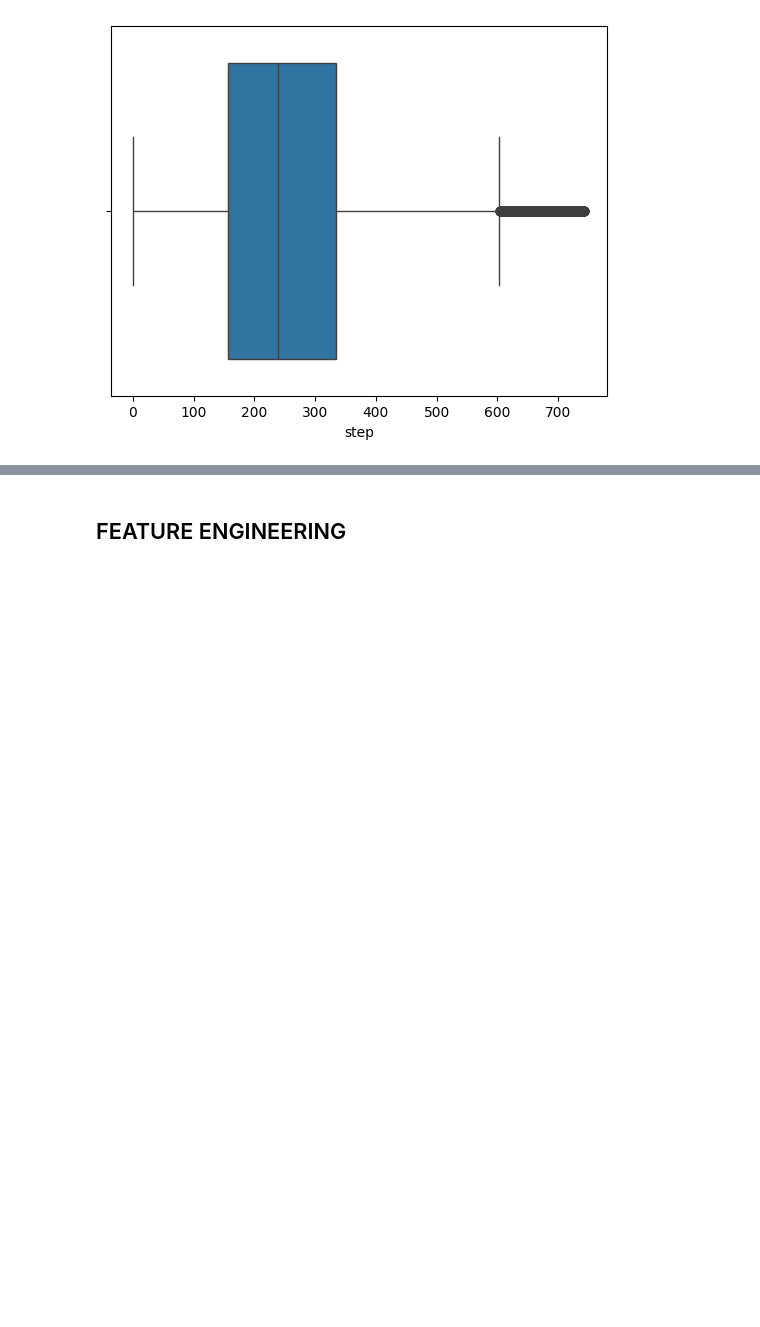
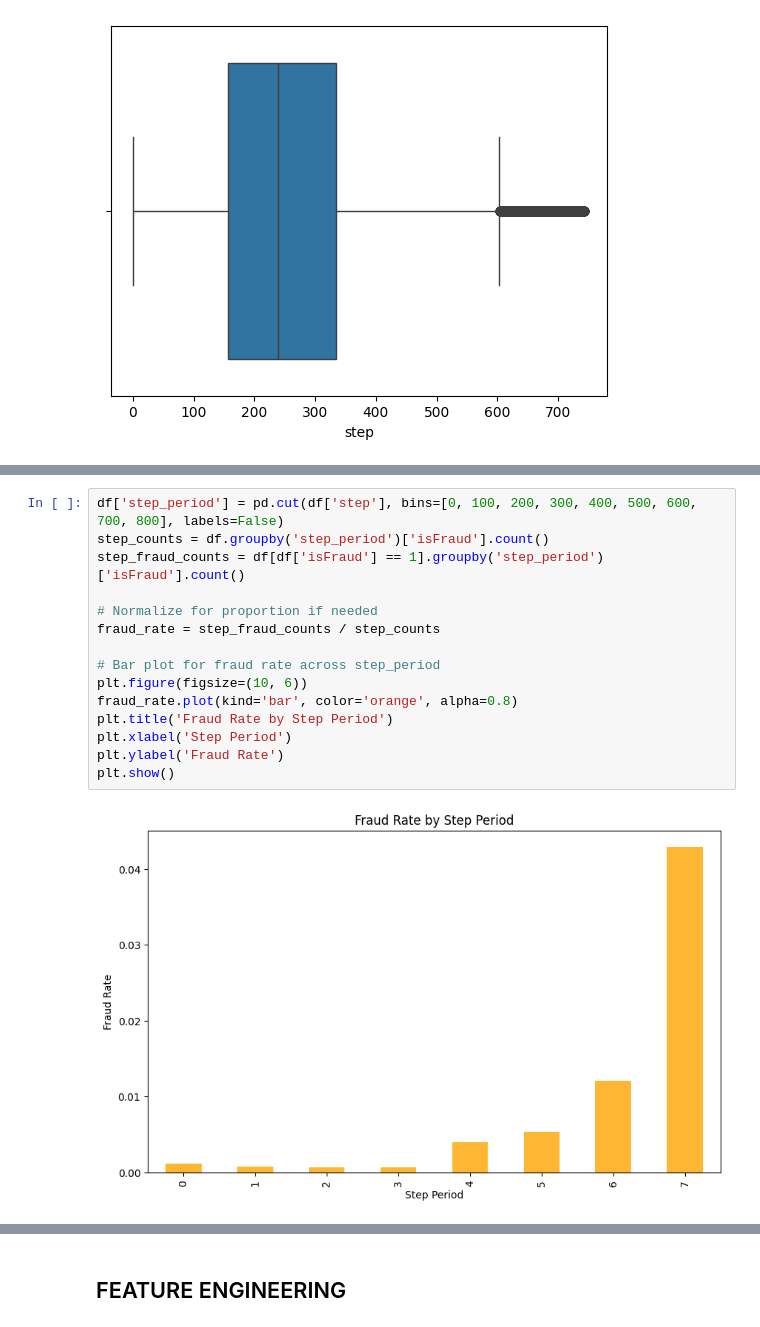
Before and after one commit to kdnehihi/dsproject, a Jupyter notebook: notebooks/EDA.ipynb, the cells around one changed output, grey strips where cells are left out. Cells and saved outputs as stored; diff of their text form; blank space fills up the shorter version.

```diff
--- a/notebooks/EDA.ipynb
+++ b/notebooks/EDA.ipynb
@@ -337,0 +350,17 @@ sns.boxplot(data=df, x='step')
+# %%
+df['step_period'] = pd.cut(df['step'], bins=[0, 100, 200, 300, 400, 500, 600, 700, 800], labels=False)
+step_counts = df.groupby('step_period')['isFraud'].count()
+step_fraud_counts = df[df['isFraud'] == 1].groupby('step_period')['isFraud'].count()
+
+# Normalize for proportion if needed
+fraud_rate = step_fraud_counts / step_counts
+
+# Bar plot for fraud rate across step_period
+plt.figure(figsize=(10, 6))
+fraud_rate.plot(kind='bar', color='orange', alpha=0.8)
+plt.title('Fraud Rate by Step Period')
+plt.xlabel('Step Period')
+plt.ylabel('Fraud Rate')
+plt.show()
+# %% [output]
+[figure, added]
```
Also changed, not shown: parts of 10 cells of this notebook, 1 other file.
